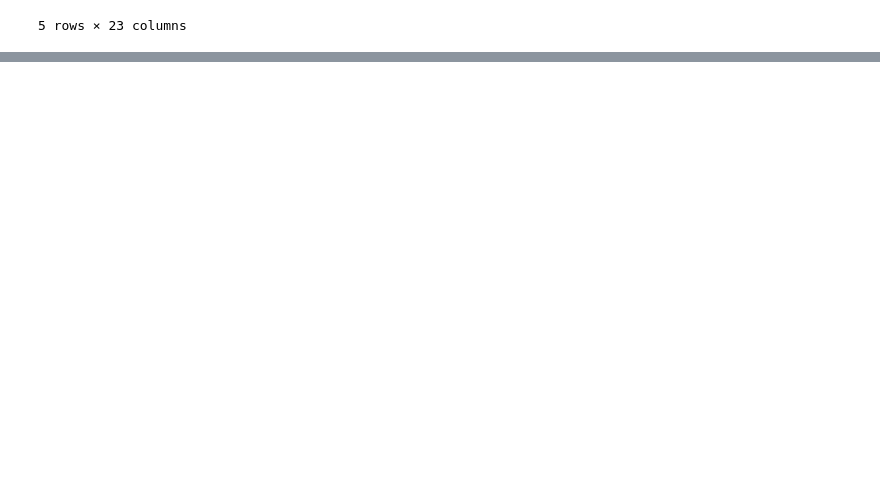
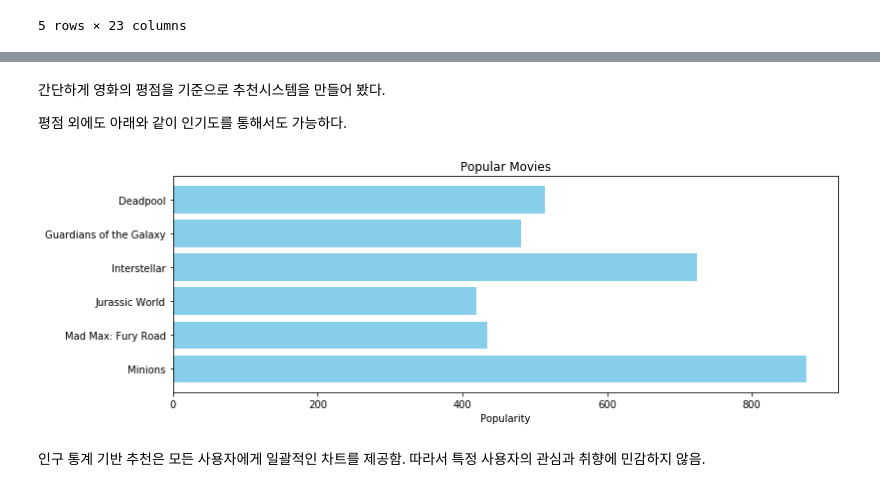
Before and after one commit to data-droid/study, a Jupyter notebook: kaggleKernal/MovieRecommendationSystems.ipynb, the cells around one changed output, grey strips where cells are left out. Drawn from its saved outputs; the diff is of its cells as text; code cells hidden in the pictures; blank space fills up the shorter version.

```diff
--- a/kaggleKernal/MovieRecommendationSystems.ipynb
+++ b/kaggleKernal/MovieRecommendationSystems.ipynb
@@ -73,0 +133,19 @@ df2.head(5)
+# %% [markdown]
+간단하게 영화의 평점을 기준으로 추천시스템을 만들어 봤다.
+
+평점 외에도 아래와 같이 인기도를 통해서도 가능하다.
+# %%
+pop = df2.sort_values('popularity',ascending=False)
+import matplotlib.pyplot as plt
+plt.figure(figsize=(12,4))
+
+plt.barh(pop['title'].head(6),pop['popularity'].head(6),align='center',
+         color='skyblue')
+plt.gca().invert_yaxis()
+plt.xlabel("Popularity")
+plt.title("Popular Movies")
+plt.show()
+# %% [output]
+[figure, added]
+# %% [markdown]
+인구 통계 기반 추천은 모든 사용자에게 일괄적인 차트를 제공함. 따라서 특정 사용자의 관심과 취향에 민감하지 않음.
```
Also changed, not shown: parts of 42 cells of this notebook.
